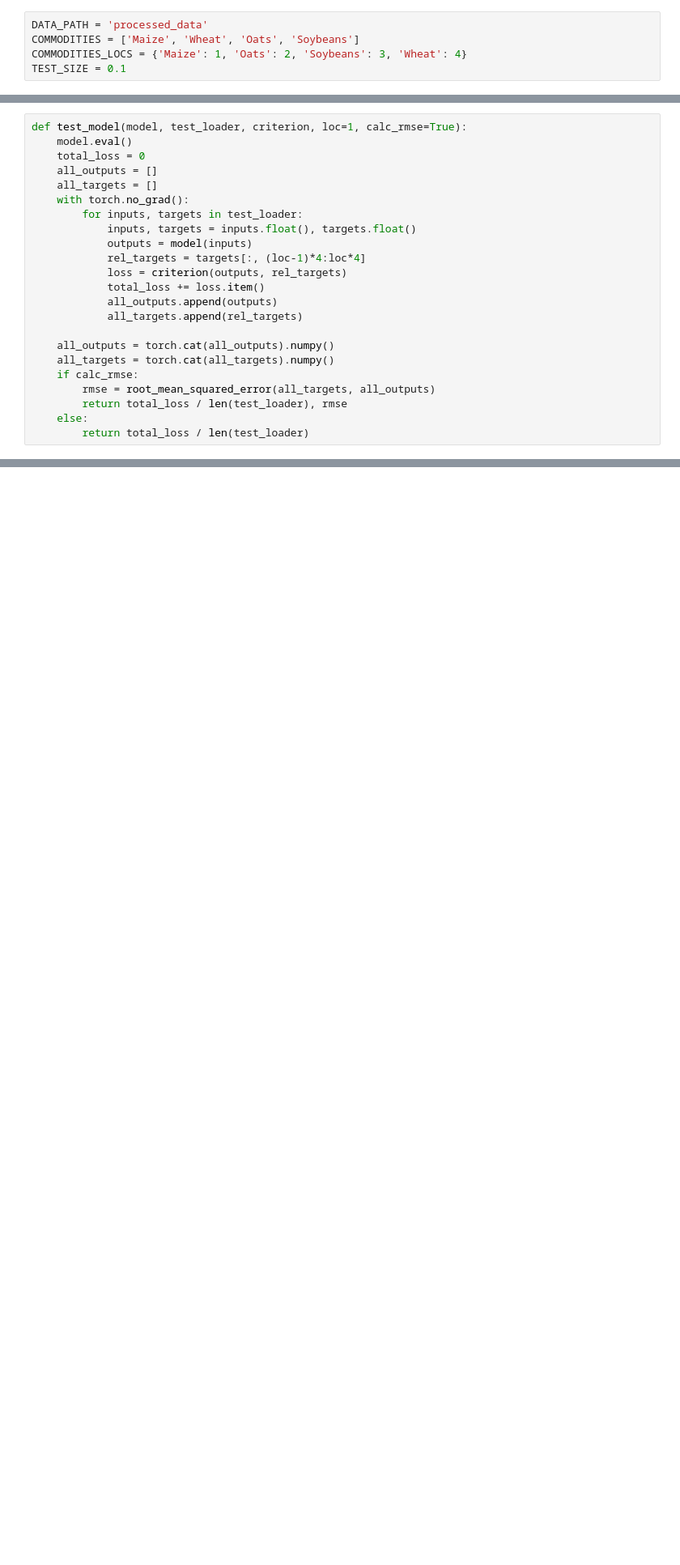
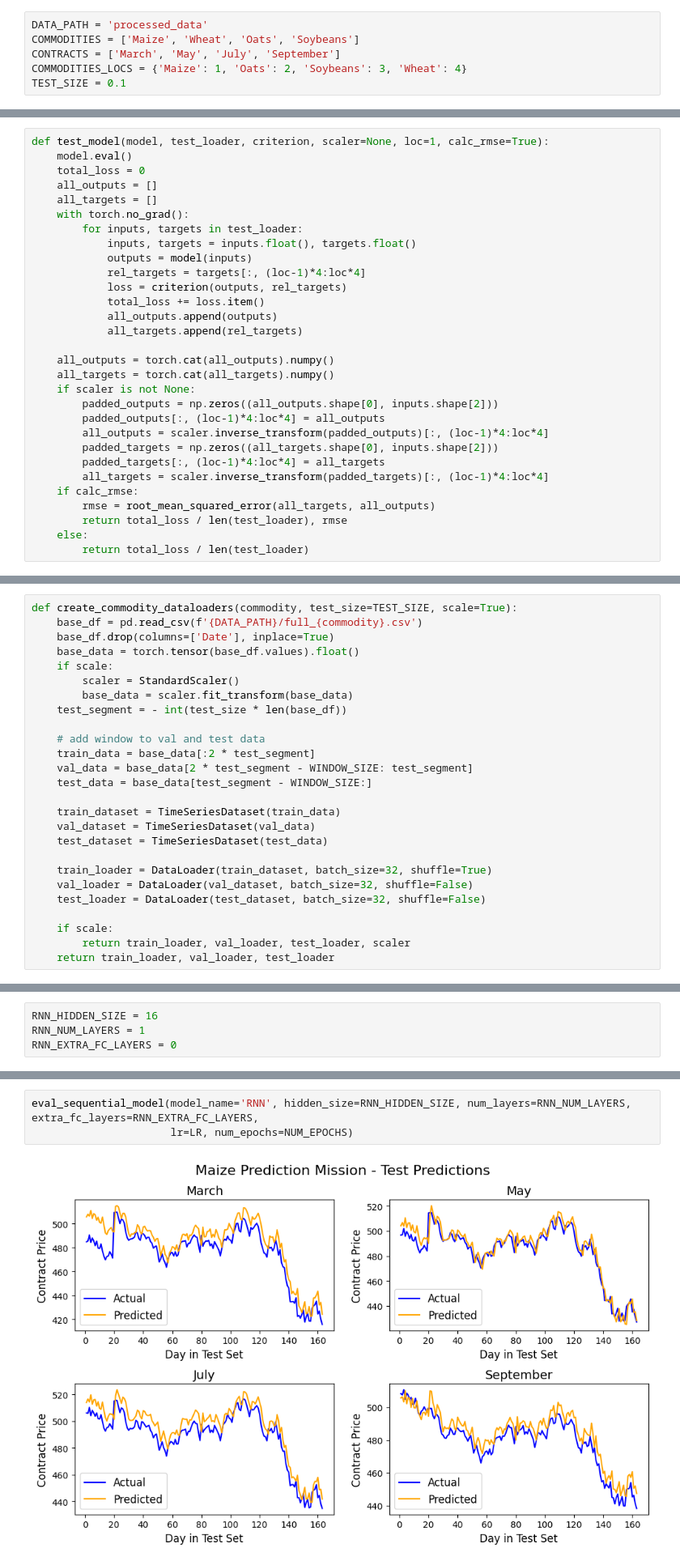
Before and after one commit to ireinman/Fintech, a Jupyter notebook: deep_sequential.ipynb, the cells around one changed output, grey strips where cells are left out. Shown at 81% size. Cells and saved outputs as stored; diff of their text form; blank space fills up the shorter version.

```diff
--- a/deep_sequential.ipynb
+++ b/deep_sequential.ipynb
@@ -12,6 +12,7 @@ from torch.utils.data import DataLoader, Dataset
 # %%
 DATA_PATH = 'processed_data'
 COMMODITIES = ['Maize', 'Wheat', 'Oats', 'Soybeans']
+CONTRACTS = ['March', 'May', 'July', 'September']
 COMMODITIES_LOCS = {'Maize': 1, 'Oats': 2, 'Soybeans': 3, 'Wheat': 4}
 TEST_SIZE = 0.1
 # %% [markdown]
@@ -81,7 +82,7 @@ class LSTMModel(nn.Module):
 # %% [markdown]
 We used Mean Squared Error as the loss function, but in the end we compared the results using Root Mean Squared Error, in order to keep the same scale as the target variable.
 # %%
-def test_model(model, test_loader, criterion, loc=1, calc_rmse=True):
+def test_model(model, test_loader, criterion, scaler=None, loc=1, calc_rmse=True):
     model.eval()
     total_loss = 0
     all_outputs = []
@@ -98,6 +99,13 @@ def test_model(model, test_loader, criterion, loc=1, calc_rmse=True):
 
     all_outputs = torch.cat(all_outputs).numpy()
     all_targets = torch.cat(all_targets).numpy()
+    if scaler is not None:
+        padded_outputs = np.zeros((all_outputs.shape[0], inputs.shape[2]))
+        padded_outputs[:, (loc-1)*4:loc*4] = all_outputs
+        all_outputs = scaler.inverse_transform(padded_outputs)[:, (loc-1)*4:loc*4]
+        padded_targets = np.zeros((all_targets.shape[0], inputs.shape[2]))
+        padded_targets[:, (loc-1)*4:loc*4] = all_targets
+        all_targets = scaler.inverse_transform(padded_targets)[:, (loc-1)*4:loc*4]
     if calc_rmse:
         rmse = root_mean_squared_error(all_targets, all_outputs)
         return total_loss / len(test_loader), rmse
@@ -340,0 +146,26 @@ In conclusion, the LSTM model is found superior to the RNN model, for the future
+# %%
+def create_commodity_dataloaders(commodity, test_size=TEST_SIZE, scale=True):
+    base_df = pd.read_csv(f'{DATA_PATH}/full_{commodity}.csv')
+    base_df.drop(columns=['Date'], inplace=True)
+    base_data = torch.tensor(base_df.values).float()
+    if scale:
+        scaler = StandardScaler()
+        base_data = scaler.fit_transform(base_data)
+    test_segment = - int(test_size * len(base_df))
+
+    # add window to val and test data
+    train_data = base_data[:2 * test_segment]
+    val_data = base_data[2 * test_segment - WINDOW_SIZE: test_segment]
+    test_data = base_data[test_segment - WINDOW_SIZE:]
+
+    train_dataset = TimeSeriesDataset(train_data)
+    val_dataset = TimeSeriesDataset(val_data)
+    test_dataset = TimeSeriesDataset(test_data)
+
+    train_loader = DataLoader(train_dataset, batch_size=32, shuffle=True)
+    val_loader = DataLoader(val_dataset, batch_size=32, shuffle=False)
+    test_loader = DataLoader(test_dataset, batch_size=32, shuffle=False)
+
+    if scale:
+        return train_loader, val_loader, test_loader, scaler
+    return train_loader, val_loader, test_loader
@@ -340,0 +219,4 @@ In conclusion, the LSTM model is found superior to the RNN model, for the future
+# %%
+RNN_HIDDEN_SIZE = 16
+RNN_NUM_LAYERS = 1
+RNN_EXTRA_FC_LAYERS = 0
@@ -340,0 +307,5 @@ In conclusion, the LSTM model is found superior to the RNN model, for the future
+# %%
+eval_sequential_model(model_name='RNN', hidden_size=RNN_HIDDEN_SIZE, num_layers=RNN_NUM_LAYERS, extra_fc_layers=RNN_EXTRA_FC_LAYERS,
+                      lr=LR, num_epochs=NUM_EPOCHS)
+# %% [output]
+[figure, added]
```
Also changed, not shown: parts of 40 cells of this notebook, 2 other files.
